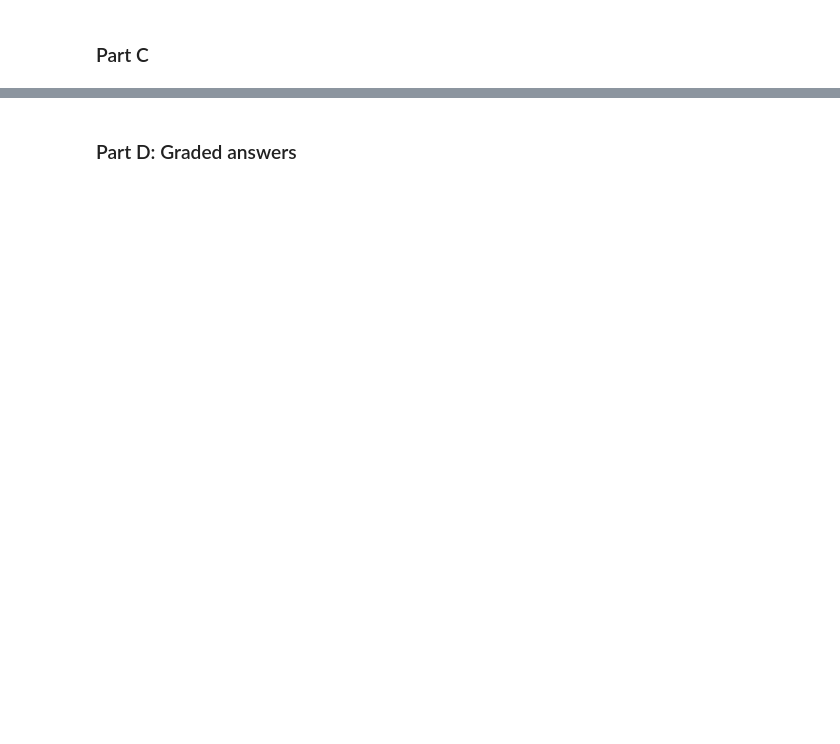
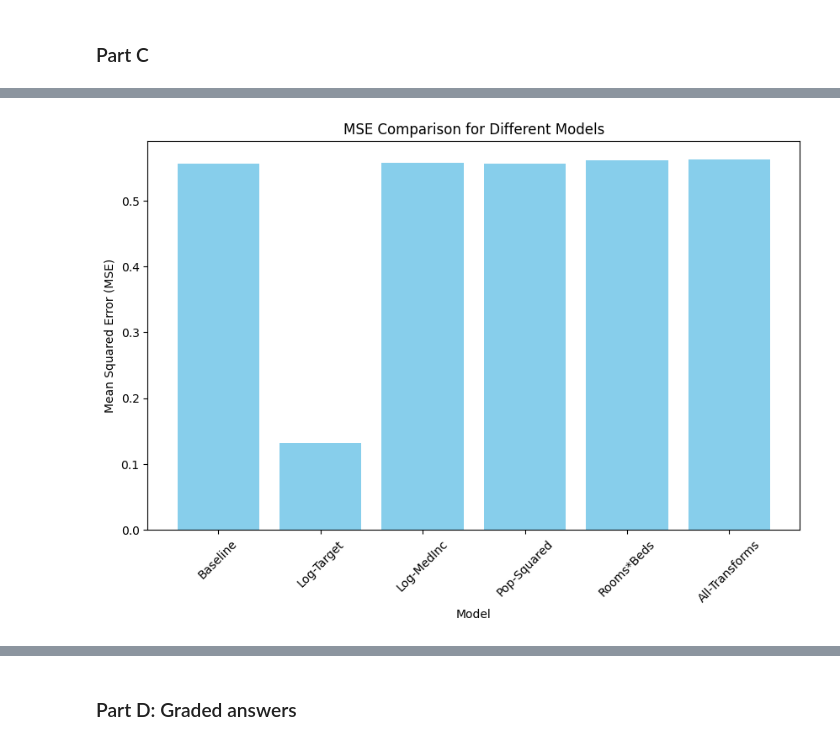
Before and after one commit to Nitya-lab/homework-3-4-, a Jupyter notebook: Homework_03.ipynb, the cells around one changed output, grey strips where cells are left out. Cells and saved outputs as stored; diff of their text form; code cells hidden in the pictures; blank space fills up the shorter version.

```diff
--- a/Homework_03.ipynb
+++ b/Homework_03.ipynb
@@ -435,0 +566,16 @@ You may create additional code cells as you wish.
+# %%
+X_all_transforms = X.copy()
+X_all_transforms['LogMedInc'] = np.log(X_all_transforms['MedInc'])
+X_all_transforms['PopSquared'] = X_all_transforms['Population']**2
+X_all_transforms['RoomsTimesBeds'] = X_all_transforms['AveRooms'] * X_all_transforms['AveBedrms']
+
+X_train, X_test, y_train, y_test = train_test_split(X_all_transforms, y, test_size=0.2, random_state=42)
+
+model.fit(X_train, y_train)
+
+y_pred_all_transforms = model.predict(X_test)
+
+mse_all_transforms = mean_squared_error(y_test, y_pred_all_transforms)
+r2_all_transforms = r2_score(y_test, y_pred_all_transforms)
+
+mse_all_transforms, r2_all_transforms
@@ -437,3 +585,13 @@ You may create additional code cells as you wish.
 ### Part C
 # %%
 # Your code here
+
+
+results = {
+    'Model': ['Baseline', 'Log-Target', 'Log-MedInc', 'Pop-Squared', 'Rooms*Beds', 'All-Transforms'],
+    'MSE': [mse_baseline, mse_log_target, mse_log_medinc, mse_poly, mse_interaction, mse_all_transforms],
+    'R^2': [r2_baseline, r2_log_target, r2_log_medinc, r2_poly, r2_interaction, r2_all_transforms]
+}
+
+results_df = pd.DataFrame(results)
+results_df
@@ -439,0 +606,11 @@ You may create additional code cells as you wish.
+# %%
+
+plt.figure(figsize=(10, 6))
+plt.bar(results_df['Model'], results_df['MSE'], color='skyblue')
+plt.title('MSE Comparison for Different Models')
+plt.xlabel('Model')
+plt.ylabel('Mean Squared Error (MSE)')
+plt.xticks(rotation=45)
+plt.show()
+# %% [output]
+[figure, added]
```
Also changed, not shown: parts of 22 cells of this notebook.
